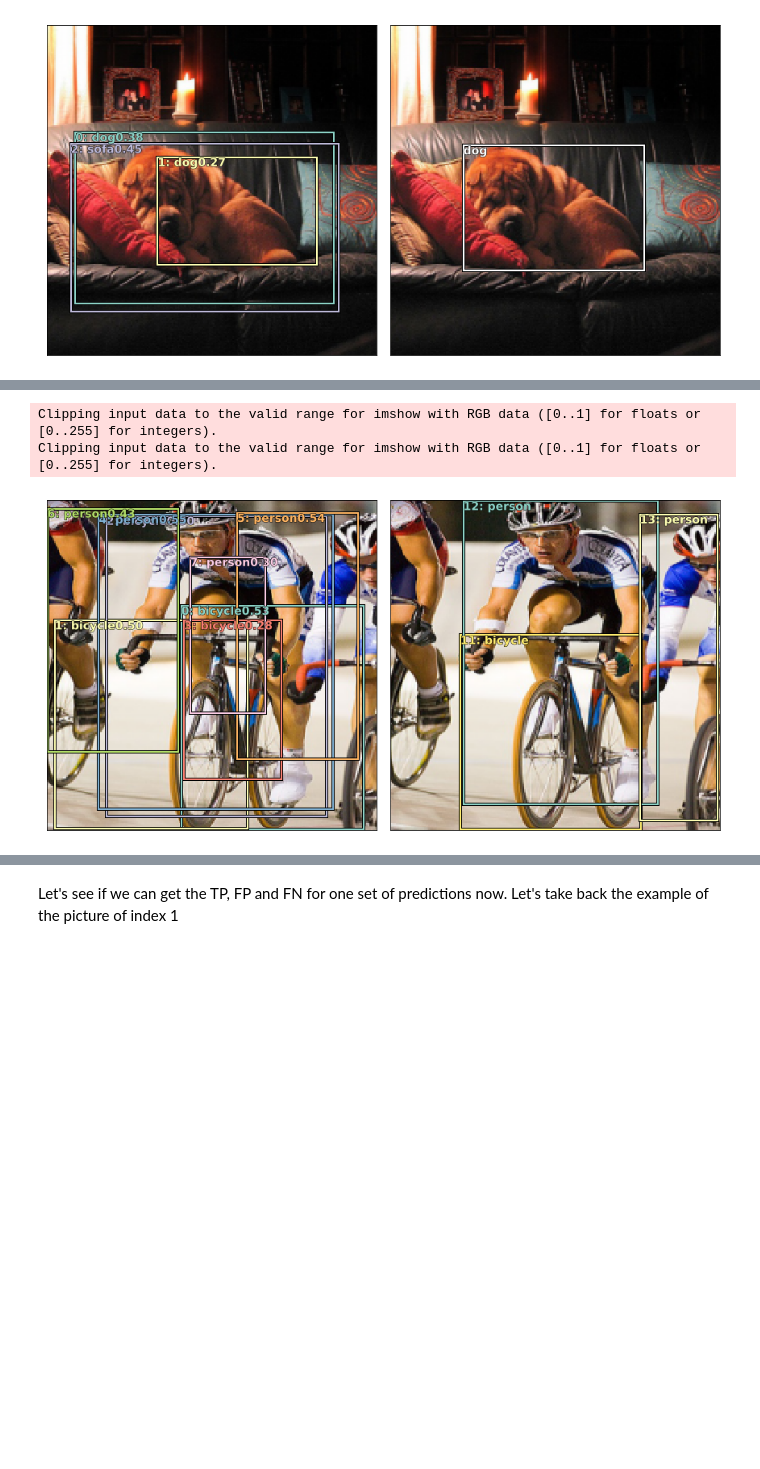
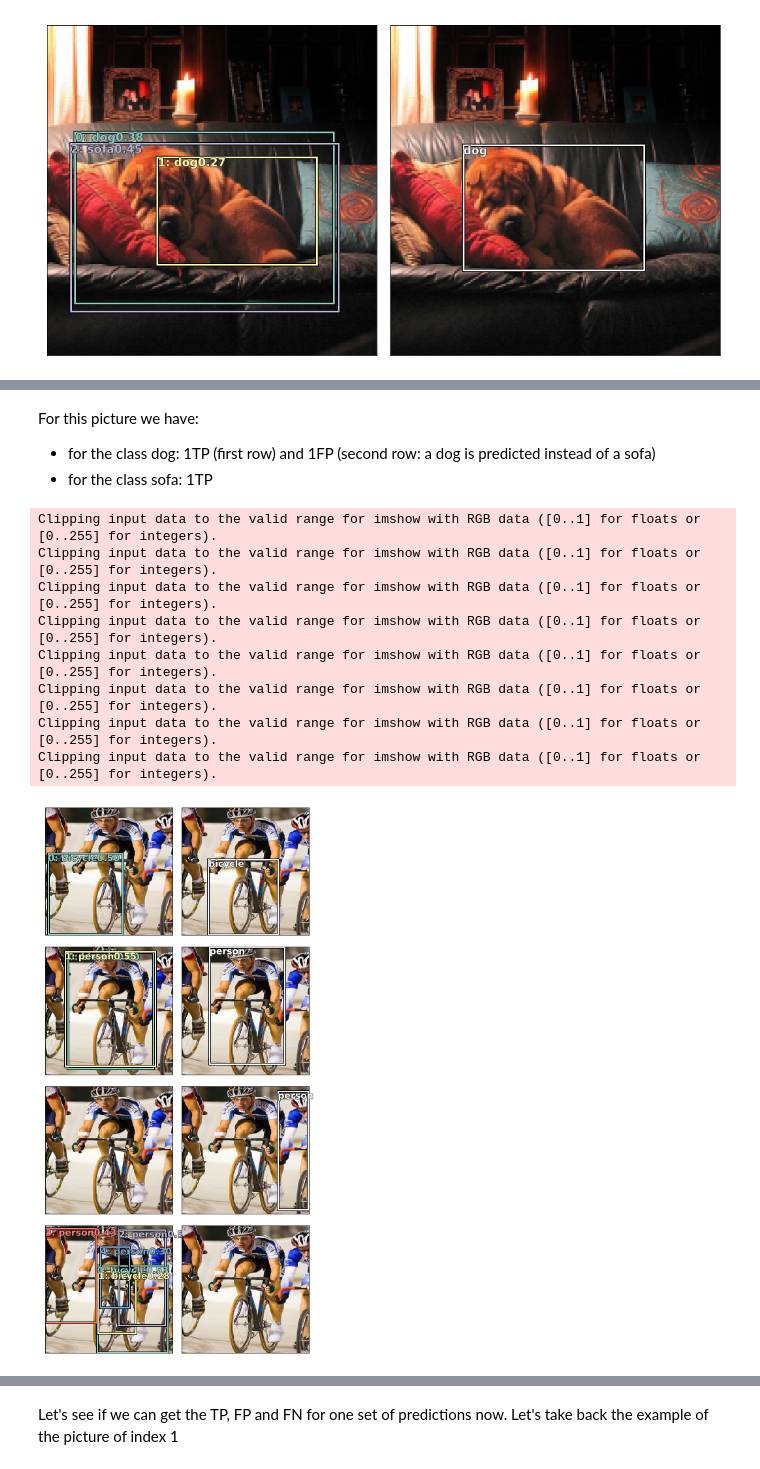
Before and after one commit to sgugger/Deep-Learning, a Jupyter notebook: mAP/Computing the mAP metric.ipynb, the cells around one changed output, grey strips where cells are left out. Drawn from its saved outputs; the diff is of its cells as text; code cells hidden in the pictures; blank space fills up the shorter version.

```diff
--- a/mAP/Computing the mAP metric.ipynb
+++ b/mAP/Computing the mAP metric.ipynb
@@ -391,12 +391,12 @@ Get the predictions after the NMS.
 # %%
-def get1preds(b_clas,b_bb,bbox,clas,tresh=0.25):
+def get1preds(b_clas,b_bb,bbox,clas,thresh=0.25):
     bbox,clas = get_y(bbox, clas)
     a_ic = actn_to_bb(b_bb, anchors)
     clas_pr, clas_ids = b_clas.max(1)
     conf_scores = b_clas.sigmoid().t().data
     out1,out2,cc = [],[],[]
     for cl in range(conf_scores.size(0)-1):
-        cl_mask = conf_scores[cl] > tresh
+        cl_mask = conf_scores[cl] > thresh
         if cl_mask.sum() == 0: continue
         scores = conf_scores[cl][cl_mask]
         l_mask = cl_mask.unsqueeze(1).expand_as(a_ic)
@@ -469,0 +470,30 @@ For the class dog: one TP (the yellow box we can see here). The purple and green
+# %%
+def show_match(idx,tresh=0.25):
+    bbox,clas = get_y(y[0][idx],y[1][idx])#unpad the target
+    p_scrs,p_box,p_cls = get1preds(pred[0][idx],pred[1][idx],y[0][idx],y[1][idx],tresh)
+    overlaps = jaccard(p_box,bbox.data)
+    mx_overlap, mx_idx = overlaps.max(dim=1)
+    hits = mx_overlap > 0.5
+    #We draw one image per grounf truthobject, plus one image that will show the predictions hitting
+    #no ground truth object (if applicable)
+    fig_sz = clas.size(0) if hits.sum() == p_scrs.size(0) else clas.size(0)+1
+    fig, axs = plt.subplots(fig_sz,2,figsize=(6,3 * fig_sz))
+    ima=md.val_ds.ds.denorm(x)[idx]
+    for i in range(0,clas.size(0)):#On the right we show the ground truth object
+        ax = axs[i,1] if fig_sz > 1 else axs[1]#In case we have only one dimension
+        show_img(ima,axis=ax)
+        box = bb_to_hw(bbox[i].data * 224)
+        draw_rect(ax,box)
+        draw_text(ax,box[0:2],id2cats[clas.data[i]])
+    for i in range(0,clas.size(0)):#On the left the predictions associated to it.
+        msk = hits * (mx_idx==i)
+        bmsk = msk.unsqueeze(1).expand_as(p_box)
+        ax = axs[i,0] if fig_sz > 1 else axs[0]#In case we have only one dimension
+        torch_gt(ax, ima, p_box[bmsk], p_cls[msk], p_scrs[msk], tresh)
+    #If there are predictions hitting no ground truth object.
+    if fig_sz==clas.size(0)+1:
+        show_img(ima,axis=axs[clas.size(0),1])
+        no_hit = mx_overlap <= 0.5
+        bno_hit = no_hit.unsqueeze(1).expand_as(p_box)
+        torch_gt(axs[clas.size(0),0], ima, p_box[bno_hit], p_cls[no_hit], p_scrs[no_hit], tresh)
+    plt.tight_layout()
@@ -470,6 +515,17 @@ For the class dog: one TP (the yellow box we can see here). The purple and green
+# %% [markdown]
+For this picture we have:
+
+- for the class dog: 1TP (first row) and 1FP (second row: a dog is predicted instead of a sofa)
+- for the class sofa: 1TP
 # %%
-compare(0)
+show_match(0)
 # %% [output]
 Clipping input data to the valid range for imshow with RGB data ([0..1] for floats or [0..255] for integers).
 Clipping input data to the valid range for imshow with RGB data ([0..1] for floats or [0..255] for integers).
+Clipping input data to the valid range for imshow with RGB data ([0..1] for floats or [0..255] for integers).
+Clipping input data to the valid range for imshow with RGB data ([0..1] for floats or [0..255] for integers).
+Clipping input data to the valid range for imshow with RGB data ([0..1] for floats or [0..255] for integers).
+Clipping input data to the valid range for imshow with RGB data ([0..1] for floats or [0..255] for integers).
+Clipping input data to the valid range for imshow with RGB data ([0..1] for floats or [0..255] for integers).
+Clipping input data to the valid range for imshow with RGB data ([0..1] for floats or [0..255] for integers).
-[figure, old version]
+[figure, new version]
```
Also changed, not shown: parts of 50 cells of this notebook.
